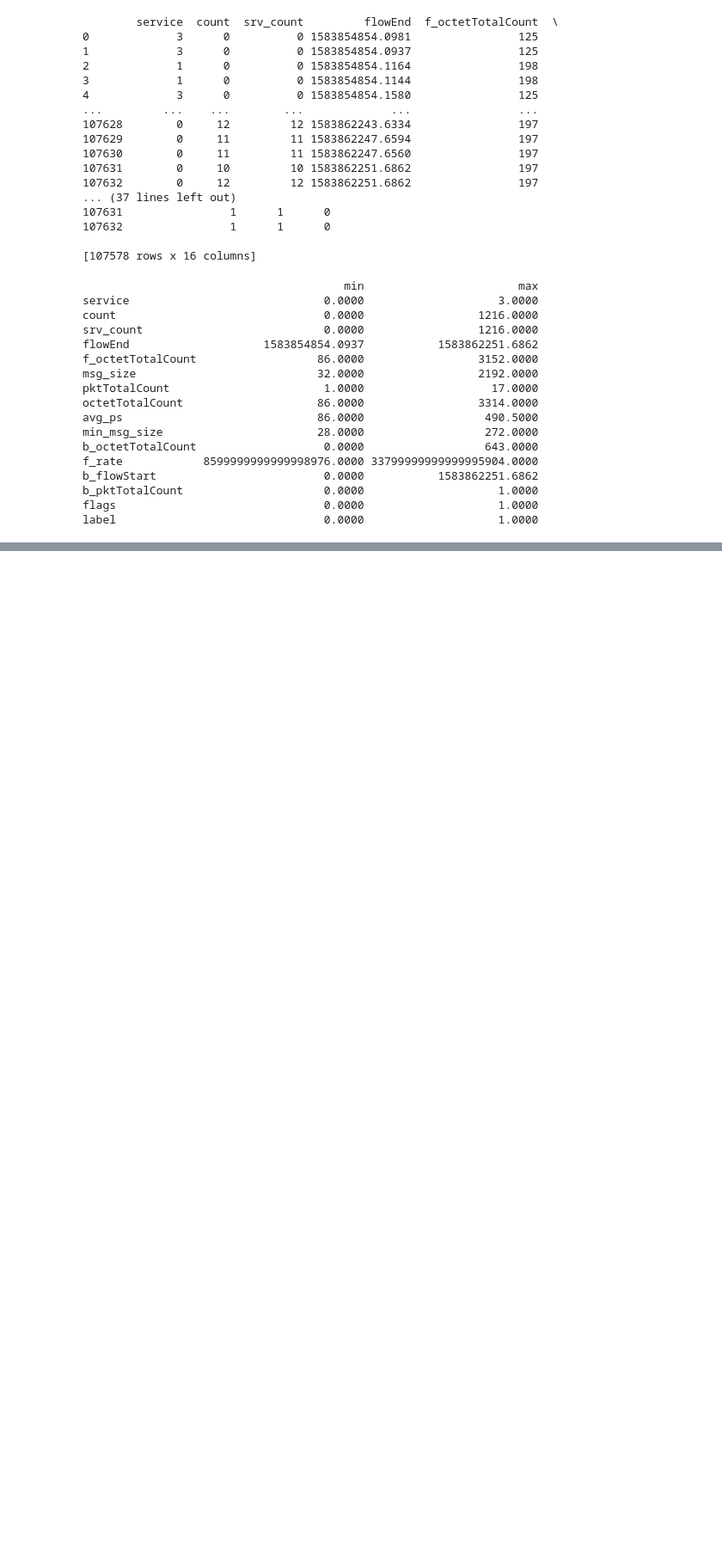
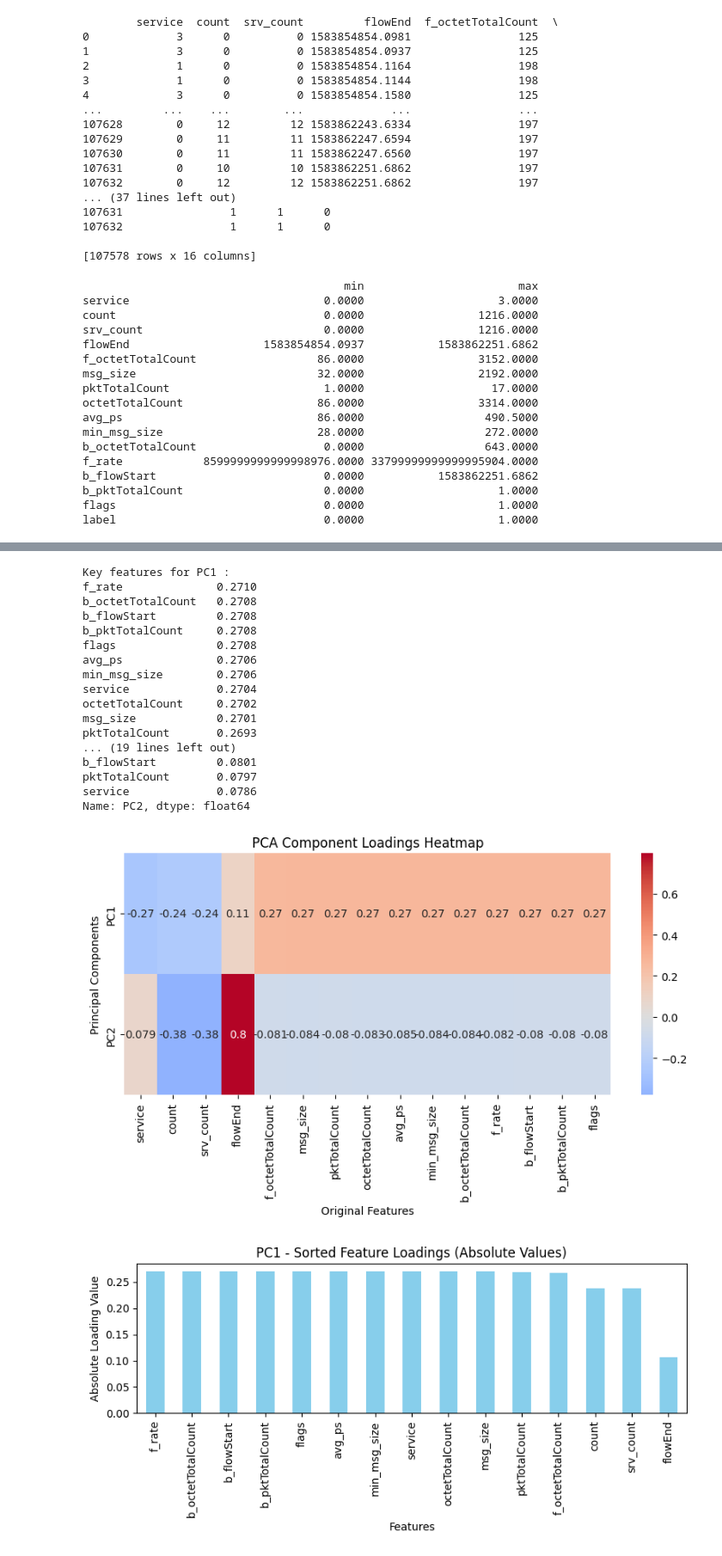
Before and after one commit to ChristopherZinati/483-final-project, a Jupyter notebook: Untitled.ipynb, the cells around one changed output, grey strips where cells are left out. Shown at 86% size. Saved outputs shown, nothing was run; the diff lists cells and outputs as text; code cells hidden in the pictures; blank space fills up the shorter version.

```diff
--- a/Untitled.ipynb
+++ b/Untitled.ipynb
@@ -317,0 +315,55 @@ flags              1.0000
+# %%
+"""
+PCA loadings are the coefficients of the linear combination of
+the original variables from which the principal components (PCs) are constructed.
+describe how much each variable contributes to a particular principal component.
+Large loadings (positive or negative) indicate that a particular variable strongly
+relates to a particular principal component.
+"""
+
+loadings_df = pd.DataFrame(pca2.components_, columns=X.columns, index=['PC1', 'PC2'])
+
+# For each pc sort features by absolute loading values
+for pc in loadings_df.index:
+    sorted_loadings = loadings_df.loc[pc].abs().sort_values(ascending=False)
+    print(f"Key features for {pc} :")
+    print(sorted_loadings, "\n")
+
+#heatmap for a visual interpretation of the loadings
+plt.figure(figsize=(10, 4))
+sns.heatmap(loadings_df, annot=True, cmap="coolwarm", center=0)
+plt.title("PCA Component Loadings Heatmap")
+plt.xlabel("Original Features")
+plt.ylabel("Principal Components")
+plt.show()
+
+#bar charts for each principal component's loadings
+for pc in loadings_df.index:
+    plt.figure(figsize=(8, 4))
+    sorted_features = loadings_df.loc[pc].abs().sort_values(ascending=False)
+    sorted_features.plot(kind='bar', color='skyblue')
+    plt.title(f"{pc} - Sorted Feature Loadings (Absolute Values)")
+    plt.xlabel("Features")
+    plt.ylabel("Absolute Loading Value")
+    plt.tight_layout()
+    plt.show()
+# %% [output]
+Key features for PC1 :
+f_rate              0.2710
+b_octetTotalCount   0.2708
+b_flowStart         0.2708
+b_pktTotalCount     0.2708
+flags               0.2708
+avg_ps              0.2706
+min_msg_size        0.2706
+service             0.2704
+octetTotalCount     0.2702
+msg_size            0.2701
+pktTotalCount       0.2693
+... (19 lines left out)
+b_flowStart         0.0801
+pktTotalCount       0.0797
+service             0.0786
+Name: PC2, dtype: float64
+[figure, added]
+[figure, added]
```
Also changed, not shown: parts of 6 cells of this notebook, 1 other file.
